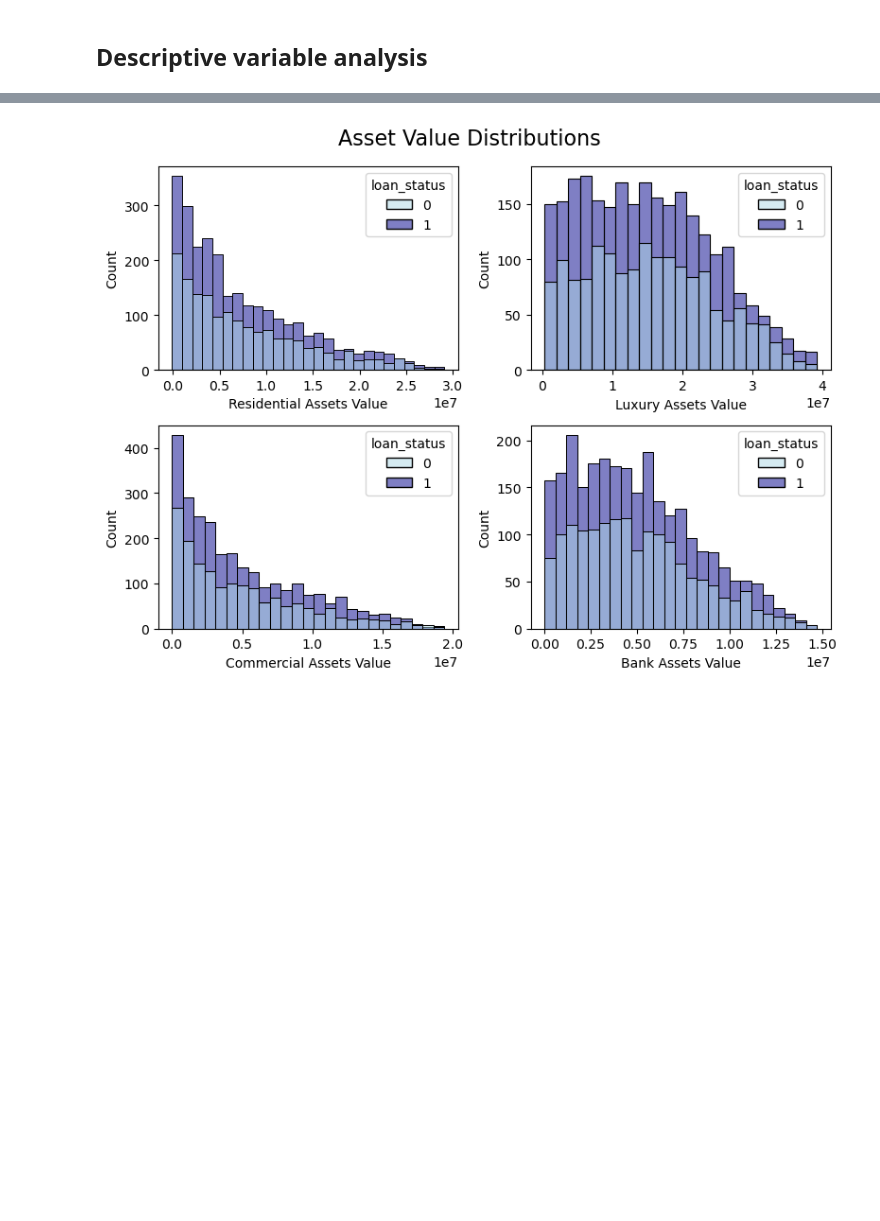
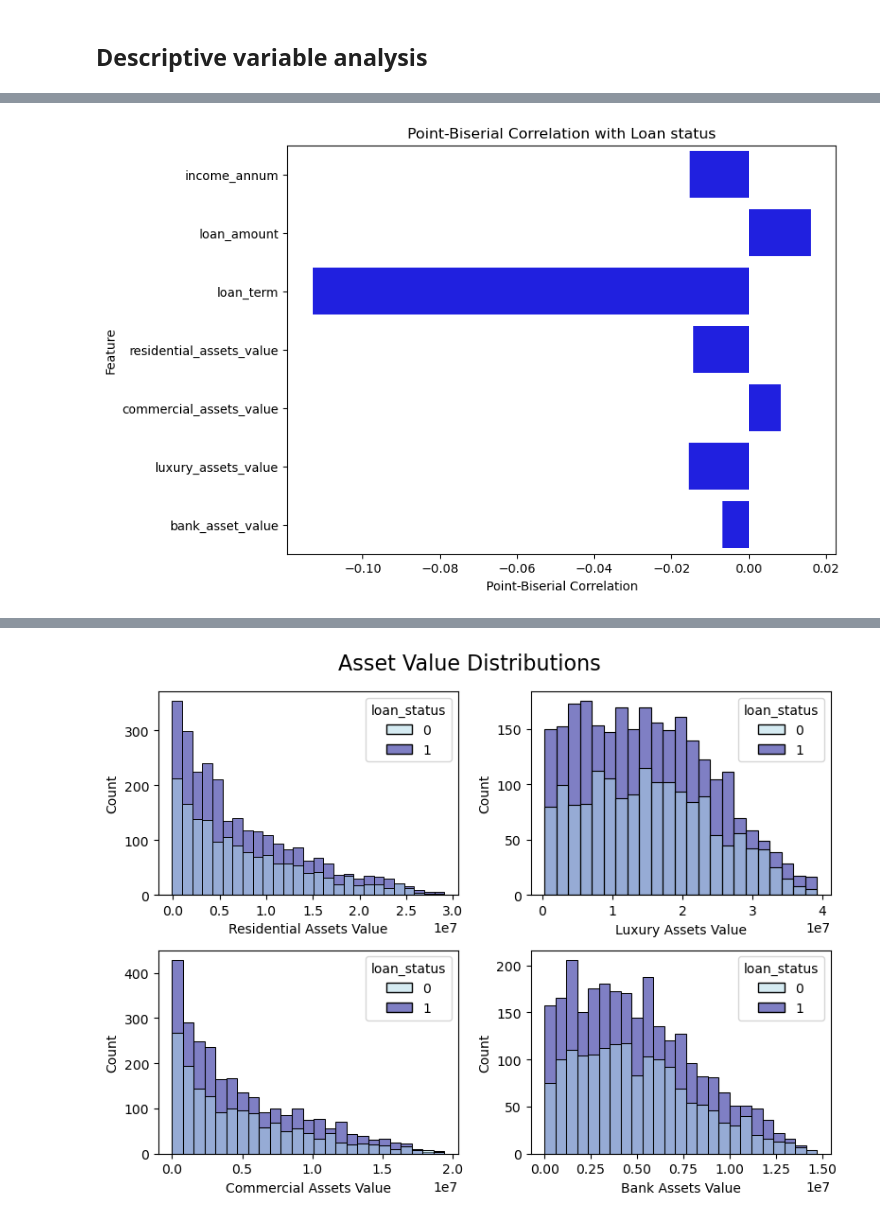
Before and after one commit to Rampenator/dsb, a Jupyter notebook: Group1 code.ipynb, the cells around one changed output, grey strips where cells are left out. Cells and saved outputs as stored; diff of their text form; code cells hidden in the pictures; blank space fills up the shorter version.

```diff
--- a/Group1 code.ipynb
+++ b/Group1 code.ipynb
@@ -126,0 +154,20 @@ Name: count, dtype: int64
+# %%
+continuous_features = ['income_annum', 'loan_amount', 'loan_term', 'residential_assets_value', 'commercial_assets_value', 'luxury_assets_value', 'bank_asset_value']
+target_variable ='loan_status'
+
+# Calculate Point-Biserial Correlation for each feature
+correlations = {}
+for feature in continuous_features:
+    correlation, p_value = stats.pointbiserialr(loans[feature], loans[target_variable])
+    correlations[feature] = correlation
+
+correlation_df = pd.DataFrame(list(correlations.items()), columns=['Feature', 'Point-Biserial Correlation'])
+
+plt.figure(figsize=(8, 6))
+sns.barplot(x='Point-Biserial Correlation', y='Feature', data=correlation_df, color='blue')
+plt.title('Point-Biserial Correlation with Loan status')
+plt.xlabel('Point-Biserial Correlation')
+plt.ylabel('Feature')
+plt.show()
+# %% [output]
+[figure, added]
```
Also changed, not shown: parts of 4 cells of this notebook.
